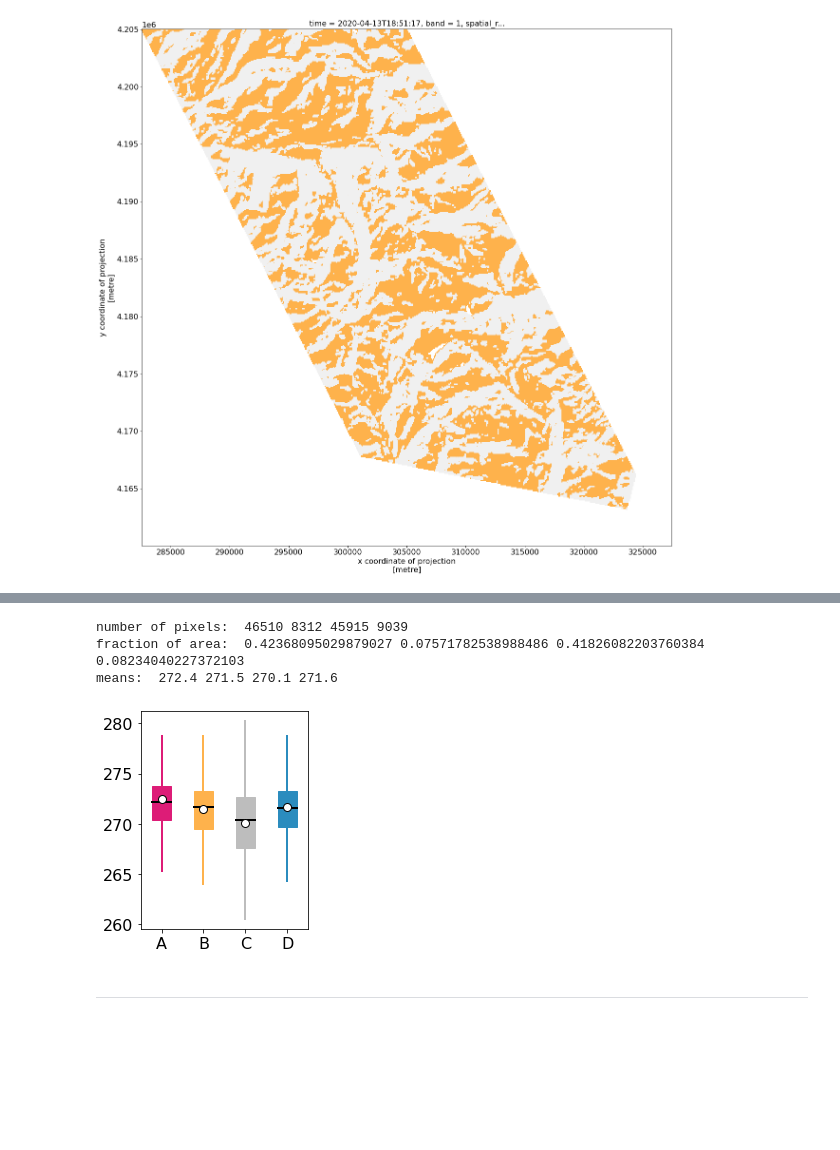
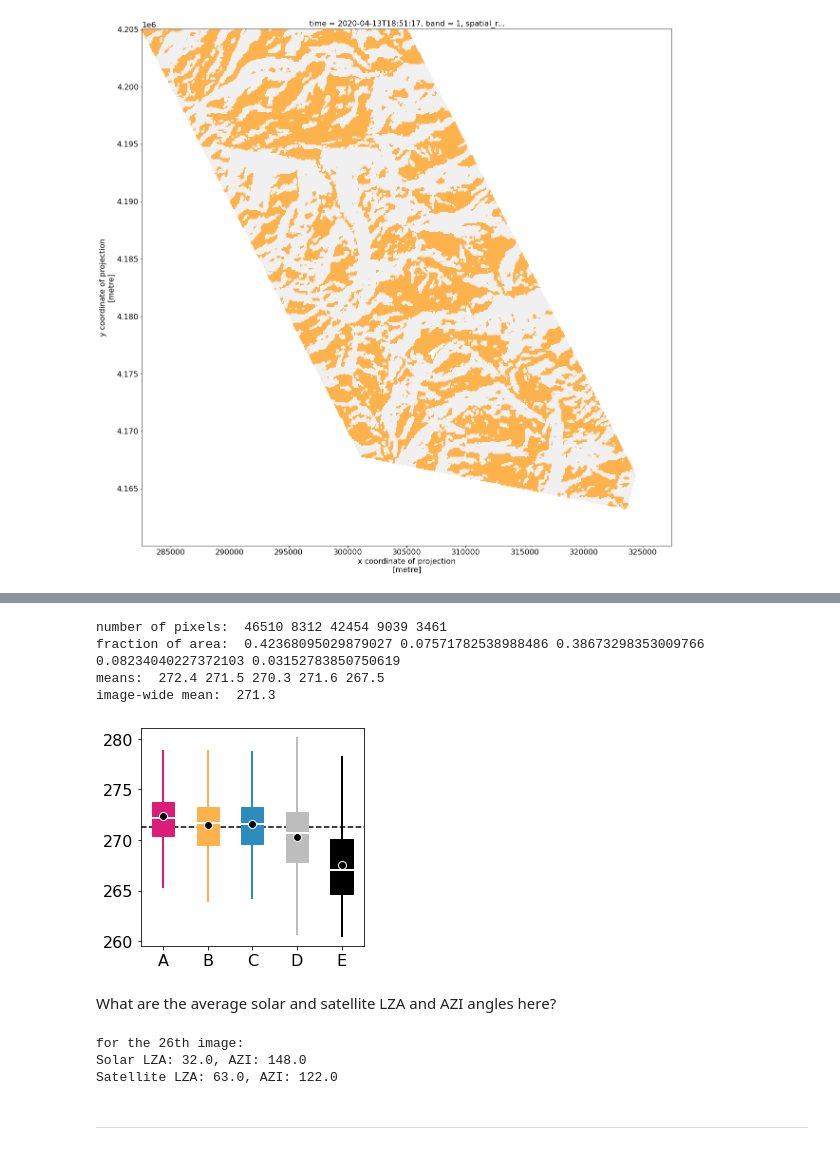
Before and after one commit to spestana/goes-cues, a Jupyter notebook: aster-terrain-boxplots.ipynb, the cells around one changed output, grey strips where cells are left out. Saved outputs shown, nothing was run; the diff lists cells and outputs as text; code cells hidden in the pictures; blank space fills up the shorter version.

```diff
--- a/aster-terrain-boxplots.ipynb
+++ b/aster-terrain-boxplots.ipynb
@@ -188,0 +287,14 @@ fraction of occluded (shaded) area (sun pov) 0.0
+# %%
+k = 50
+
+# blue
+blue_cmap = ListedColormap(['#3182bd'])
+
+# grey
+grey_cmap = ListedColormap(['#f0f0f0'])
+
+plt.figure(figsize=(20,20))
+# green
+ds.ast_goes_aster_rad2tbK.where(ds.modscag > k).isel(time=i).plot(add_colorbar=False,vmin=500,vmax=501,cmap=blue_cmap)
+# grey
+ds.ast_goes_aster_rad2tbK.where(ds.modscag <= k).isel(time=i).plot(add_colorbar=False,vmin=500,vmax=501,cmap=grey_cmap)
@@ -723,6 +842,7 @@ gtsolar_gtsat_k = []
 gtsolar_ltsat_k = []
 ltsolar_ltsat_k = []
 ltsolar_gtsat_k = []
+occluded_sat_k = []
 times = [] # time of each image
 
 # for each image in the dataset
@@ -738,7 +858,8 @@ for i in range(0,len(ds.time)):
         sat_k = np.quantile(xx, 0.50) # median
         times.append(ds.time.isel(time=i).values)
         gtsolar_gtsat_k.append(ds.ast_goes_aster_rad2tbK.where(ds.solar_hillshade > solar_k).where(ds.sat_hillshade > sat_k).isel(time=i).values.ravel())
-        gtsolar_ltsat_k.append(ds.ast_goes_aster_rad2tbK.where(ds.solar_hillshade > solar_k).where(ds.sat_hillshade <= sat_k).isel(time=i).values.ravel())
-        ltsolar_ltsat_k.append(ds.ast_goes_aster_rad2tbK.where(ds.solar_hillshade <= solar_k).where(ds.sat_hillshade <= sat_k).isel(time=i).values.ravel())
+        gtsolar_ltsat_k.append(ds.ast_goes_aster_rad2tbK.where(ds.solar_hillshade > solar_k).where((ds.sat_hillshade <= sat_k) & (ds.sat_hillshade > 0)).isel(time=i).values.ravel())
+        ltsolar_ltsat_k.append(ds.ast_goes_aster_rad2tbK.where(ds.solar_hillshade <= solar_k).where((ds.sat_hillshade <= sat_k) & (ds.sat_hillshade > 0)).isel(time=i).values.ravel())
         ltsolar_gtsat_k.append(ds.ast_goes_aster_rad2tbK.where(ds.solar_hillshade <= solar_k).where(ds.sat_hillshade > sat_k).isel(time=i).values.ravel())
+        occluded_sat_k.append(ds.ast_goes_aster_rad2tbK.where(ds.sat_hillshade <= 0).isel(time=i).values.ravel())
 # %%
@@ -907,13 +1027,14 @@ color1='#dd1c77'
 # yellow
 color2='#feb24c'
 
+# blue
+color3 = '#2b8cbe'
+
 # grey
-color3 = '#bdbdbd'
+color4 = '#bdbdbd'
 
-# blue
-color4 = '#2b8cbe'
-
-
+# black
+color5 = '#000000'
 
 
 
@@ -923,62 +1044,80 @@ gtsolar_gtsat_k_n = gtsolar_gtsat_k[n][~np.isnan(gtsolar_gtsat_k[n])]
 gtsolar_ltsat_k_n = gtsolar_ltsat_k[n][~np.isnan(gtsolar_ltsat_k[n])]
 ltsolar_ltsat_k_n = ltsolar_ltsat_k[n][~np.isnan(ltsolar_ltsat_k[n])]
 ltsolar_gtsat_k_n = ltsolar_gtsat_k[n][~np.isnan(ltsolar_gtsat_k[n])]
+occluded_sat_k_n = occluded_sat_k[n][~np.isnan(occluded_sat_k[n])]
 
-plt.figure(figsize=(3,4))
+plt.figure(figsize=(4,4))
 
 bplot = plt.boxplot([gtsolar_gtsat_k_n,
                      gtsolar_ltsat_k_n,
+                     ltsolar_gtsat_k_n,
                      ltsolar_ltsat_k_n,
-                     ltsolar_gtsat_k_n],
+                     occluded_sat_k_n],
                      showfliers=False, showmeans=True, patch_artist=True,
-                     labels=['A', 'B', 'C', 'D']);
+                     labels=['A', 'B', 'C', 'D', 'E']);
 
 
 # fill with colors
-colors = [color1, color2, color3, color4]
+colors = [color1, color2, color3, color4, color5]
 for patch, color in zip(bplot['boxes'], colors):
     patch.set_edgecolor(color)
     patch.set_facecolor(color)
-colors = ['k', 'k', 'k', 'k']
+colors = ['w', 'w', 'w', 'w', 'w']
 for patch, color in zip(bplot['medians'], colors):
     patch.set_color(color)
     patch.set_linewidth(2)
 for patch, color in zip(bplot['means'], colors):
     patch.set_markeredgecolor(color)
-    patch.set_markerfacecolor('w')
+    patch.set_markerfacecolor('k')
     patch.set_marker('o')
     patch.set_markersize(8)
 for patch, color in zip(bplot['fliers'], colors):
     patch.set_markeredgecolor(color)
     patch.set_markersize(1)
     patch.set_marker('.')
-colors = [color1, color1, color2, color2, color3, color3, color4, color4]
+colors = [color1, color1, color2, color2, color3, color3, color4, color4, color5, color5]
 for patch, color in zip(bplot['whiskers'], colors):
     patch.set_color(color)
     patch.set_linewidth(2)
 for patch, color in zip(bplot['caps'], colors):
     patch.set_color(color)
     patch.set_linewidth(0)
 
 
 
 #plt.title(times[n])
 #plt.ylim(260,280);
 
-print('number of pixels: ',len(gtsolar_gtsat_k_n),len(gtsolar_ltsat_k_n),len(ltsolar_ltsat_k_n),len(ltsolar_gtsat_k_n))
-total_px = len(gtsolar_gtsat_k_n)+len(gtsolar_ltsat_k_n)+len(ltsolar_ltsat_k_n)+len(ltsolar_gtsat_k_n)
-print('fraction of area: ',len(gtsolar_gtsat_k_n)/total_px,len(gtsolar_ltsat_k_n)/total_px,len(ltsolar_ltsat_k_n)/total_px,len(ltsolar_gtsat_k_n)/total_px)
+plt.axhline(ds.ast_goes_aster_rad2tbK.isel(time=n).mean(), linestyle='--', color='k', zorder=-99)
+
+print('number of pixels: ',len(gtsolar_gtsat_k_n),len(gtsolar_ltsat_k_n),len(ltsolar_ltsat_k_n),len(ltsolar_gtsat_k_n),len(occluded_sat_k_n))
+total_px = len(gtsolar_gtsat_k_n)+len(gtsolar_ltsat_k_n)+len(ltsolar_ltsat_k_n)+len(ltsolar_gtsat_k_n)+len(occluded_sat_k_n)
+print('fraction of area: ',len(gtsolar_gtsat_k_n)/total_px,len(gtsolar_ltsat_k_n)/total_px,len(ltsolar_ltsat_k_n)/total_px,len(ltsolar_gtsat_k_n)/total_px,len(occluded_sat_k_n)/total_px)
 
 print('means: ',np.round(np.mean(gtsolar_gtsat_k_n),1),
                 np.round(np.mean(gtsolar_ltsat_k_n),1),
                 np.round(np.mean(ltsolar_ltsat_k_n),1),
-                np.round(np.mean(ltsolar_gtsat_k_n),1))
+                np.round(np.mean(ltsolar_gtsat_k_n),1),
+                np.round(np.mean(occluded_sat_k_n),1))
+
+print('image-wide mean: ', np.round(ds.ast_goes_aster_rad2tbK.isel(time=n).mean().values,1))
 #print(f'mean diff: {np.round(np.mean(gt_k_n)-np.mean(lt_k_n),1)}')
 #print('medians: ',np.round(np.median(gt_k_n),1),np.round(np.median(lt_k_n),1))
 # %% [output]
-number of pixels:  46510 8312 45915 9039
-fraction of area:  0.42368095029879027 0.07571782538988486 0.41826082203760384 0.08234040227372103
-means:  272.4 271.5 270.1 271.6
+number of pixels:  46510 8312 42454 9039 3461
+fraction of area:  0.42368095029879027 0.07571782538988486 0.38673298353009766 0.08234040227372103 0.03152783850750619
+means:  272.4 271.5 270.3 271.6 267.5
+image-wide mean:  271.3
-[figure, old version]
+[figure, new version]
+# %% [markdown]
+What are the average solar and satellite LZA and AZI angles here?
+# %%
+print(f'for the {i}th image:')
+print(f'Solar LZA: {np.round(ds.solar_lza.isel(time=i).mean().values,0)}, AZI: {np.round(ds.solar_azimuth.isel(time=i).mean().values,0)}')
+print(f'Satellite LZA: {np.round(ds.sat_lza.isel(time=i).mean().values,0)}, AZI: {np.round(ds.sat_azimuth.isel(time=i).mean().values,0)}')
+# %% [output]
+for the 26th image:
+Solar LZA: 32.0, AZI: 148.0
+Satellite LZA: 63.0, AZI: 122.0
 # %% [markdown]
 ---
```
Also changed, not shown: parts of 12 cells of this notebook, 1 other file.
